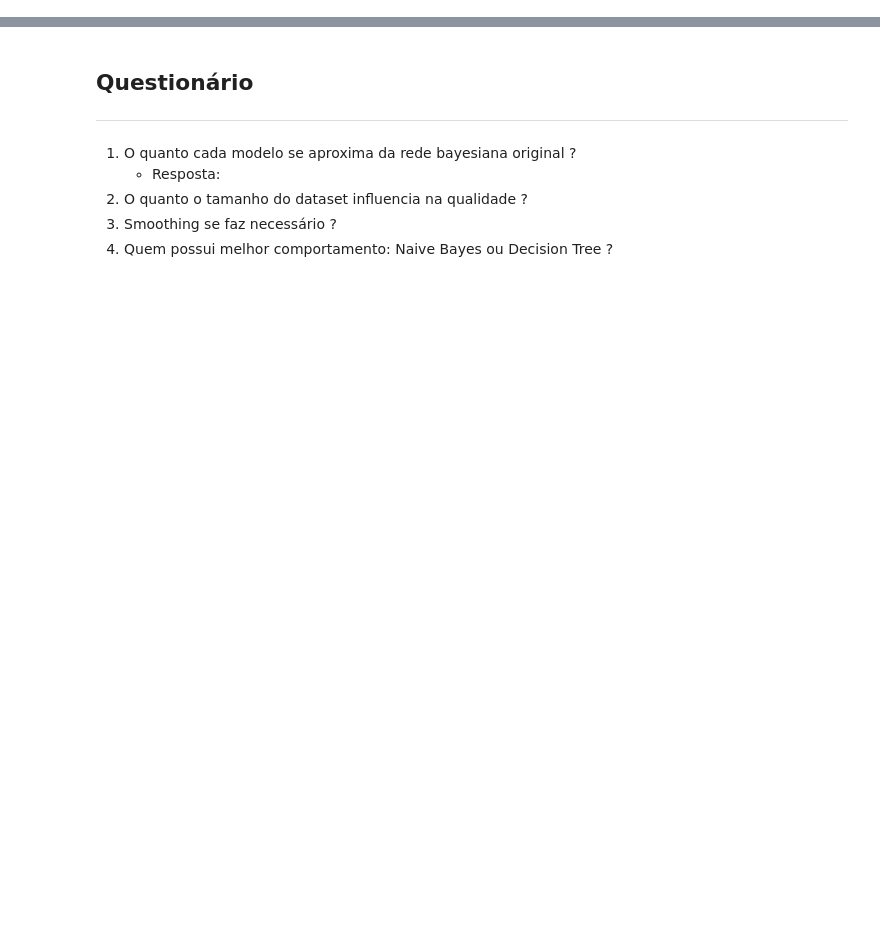
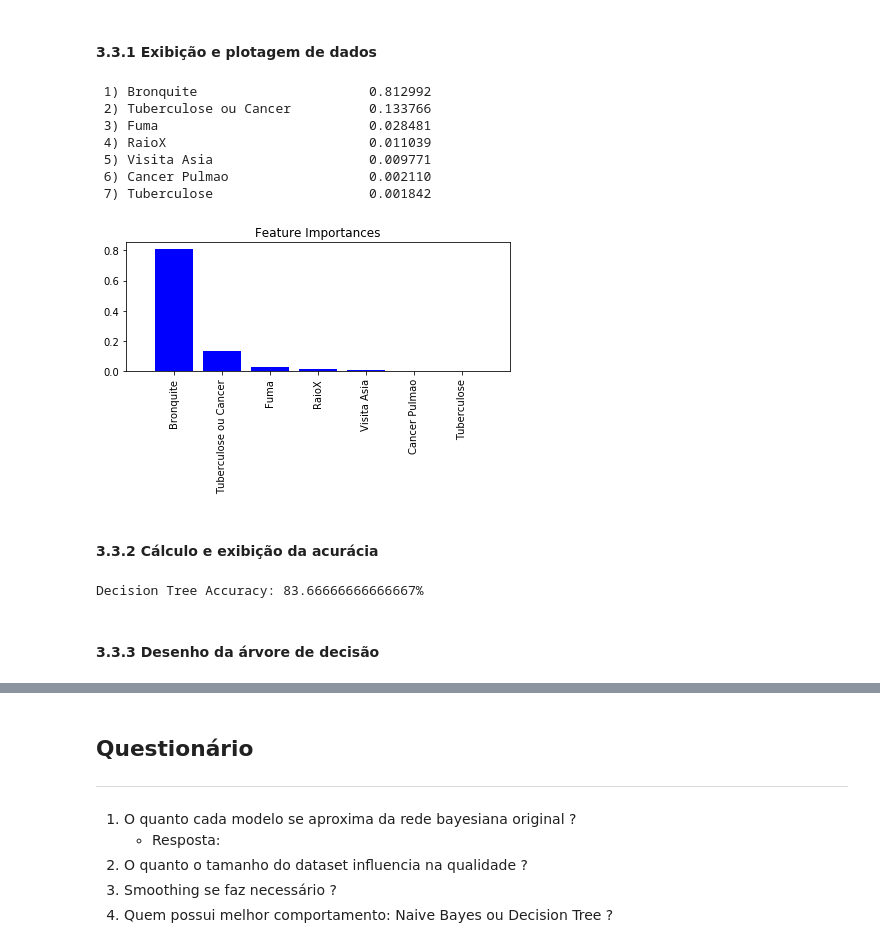
Before and after one commit to AkioCode/IAProjeto2, a Jupyter notebook: Relatório.ipynb, the cells around one changed output, grey strips where cells are left out. Cells and saved outputs as stored; diff of their text form; code cells hidden in the pictures; blank space fills up the shorter version.

```diff
--- a/Relatório.ipynb
+++ b/Relatório.ipynb
@@ -22,0 +117,46 @@
+# %%
+clf = tree.DecisionTreeClassifier(criterion='entropy',
+                                max_features='sqrt',
+                                random_state=0)
+
+#Treinamento com base de dados
+clf1k = clf.fit(X1k_train, y1k_train)
+# %% [markdown]
+#### 3.3.1 Exibição e plotagem de dados
+# %%
+#Plotagem das importâncias das características da base de dados
+importancesTree = clf1k.feature_importances_
+indices = np.argsort(importancesTree)[::-1]
+for f in range(X1k_train.shape[1]):
+    print("%2d) %-*s %f" % (f + 1, 30,
+                            feat_labels[indices[f]],
+                            importancesTree[indices[f]]))
+
+plt.title('Feature Importances')
+plt.bar(range(X1k_train.shape[1]),
+        importancesTree[indices],
+        color='blue',
+        align='center')
+
+plt.xticks(range(X1k_train.shape[1]), feat_labels[indices], rotation=90)
+plt.xlim([-1, X1k_train.shape[1]])
+plt.tight_layout()
+plt.show()
+# %% [output]
+ 1) Bronquite                      0.812992
+ 2) Tuberculose ou Cancer          0.133766
+ 3) Fuma                           0.028481
+ 4) RaioX                          0.011039
+ 5) Visita Asia                    0.009771
+ 6) Cancer Pulmao                  0.002110
+ 7) Tuberculose                    0.001842
+[figure, added]
+# %% [markdown]
+#### 3.3.2 Cálculo e exibição da acurácia
+# %%
+y_pred = clf.predict(X1k_test)
+print("Decision Tree Accuracy: {0}%".format(metrics.accuracy_score(y1k_test, y_pred) * 100))
+# %% [output]
+Decision Tree Accuracy: 83.66666666666667%
+# %% [markdown]
+#### 3.3.3 Desenho da árvore de decisão
```
Also changed, not shown: parts of 17 cells of this notebook, 1 other file.
